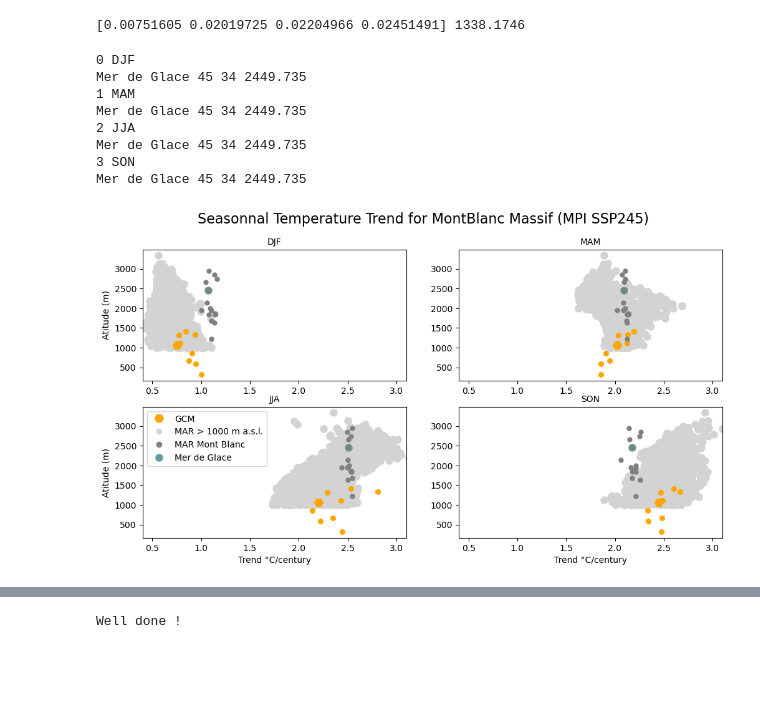
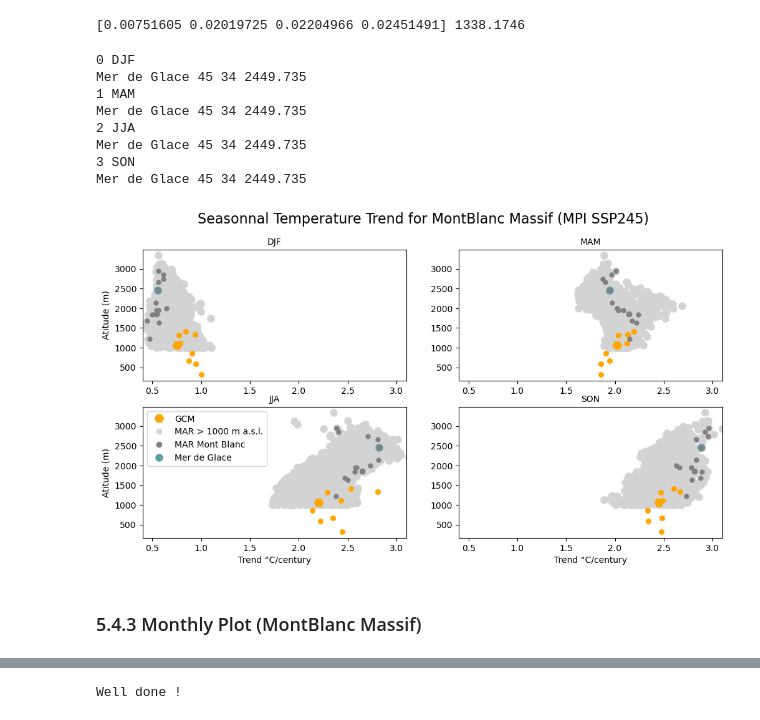
Before and after one commit to vpeyaud/MAR_GCMs, a Jupyter notebook: 3-Temp_MPI_SSP245_Trend_v4.ipynb, the cells around one changed output, grey strips where cells are left out. Saved outputs shown, nothing was run; the diff lists cells and outputs as text; code cells hidden in the pictures; blank space fills up the shorter version.

```diff
--- a/3-Temp_MPI_SSP245_Trend_v4.ipynb
+++ b/3-Temp_MPI_SSP245_Trend_v4.ipynb
@@ -1271,17 +1343,20 @@ for i in range(len(inside_points_ij)):
 MBTtrend_yearM = np.zeros(len(inside_points_ij))
 # Mean Seasonnal
 MBTtrend_seasM = np.zeros((len(labelseasons),len(inside_points_ij)))
+# Mean month
+MBTtrend_monM = np.zeros((12,len(inside_points_ij)))
 # %%
 
 ### Get values:
 for i in range(len(inside_points_ij)):
     xM, yM = int(inside_points_ij[i][0]), int(inside_points_ij[i][1])
     # Fill Ann Temp trend for each point of the massif
-    MBTtrend_yearM[i] = slopeT_yM[yM,xM]
+    MBTtrend_yearM[i] = slopeT_yM[xM,yM]
     # Fill Season Temp trend
     for s in range(len(labelseasons)):
-        MBTtrend_seasM[s,i] = slopeT_sM[s,yM,xM]
-
+        MBTtrend_seasM[s,i] = slopeT_sM[s,xM,yM]
+    for m in range(12):
+        MBTtrend_monM[m,i] = slopeT_mM[m,xM,yM]
 print('MBTtrend_yearM',MBTtrend_yearM.shape,'\n',MBTtrend_yearM) ###### MBT_trendM
 # %% [output]
 MBTtrend_yearM (14,)
@@ -1341,7 +1424,7 @@ vmin_scale=500
 vmax_scale=3000
 # %%
 # Plot TOPO for GCM and MAR
-fig, axs = plt.subplots(nrows=1, ncols=2,figsize=(10, 5),
+fig, axs = plt.subplots(nrows=1, ncols=2,figsize=(9, 5),
     subplot_kw={'projection': proj}, dpi=quality #constrained_layout=True,
 )
 
@@ -1462,7 +1545,7 @@ latZoomMin, latZoomMax = 45.5,46.5
 markersize=160
 
 # Plot TOPO for GCM and MAR
-fig, axs = plt.subplots(nrows=1, ncols=2,figsize=(10, 5),
+fig, axs = plt.subplots(nrows=1, ncols=2,figsize=(8, 5),
     subplot_kw={'projection': proj}, dpi=quality #constrained_layout=True,
 )
 
@@ -1768,35 +1851,37 @@ for i in range(len(axs)):
         # ig for MdG defined above
         nameM, xM, yM = glacioClXYM[ig][0], glacioClXYM[ig][1],glacioClXYM[ig][2]
         print(nameM, xM, yM,topoMAR[xM, yM])
-        ax.plot(100*slopeT_sM[s,yM,xM],topoMAR[xM, yM],'o',ms=8,color='cadetblue',label=nameM) # !!!!!!!!!!!!!
+        ax.plot(100*slopeT_sM[s,xM,yM],topoMAR[xM, yM],'o',ms=8,color='cadetblue',label=nameM) # !!!!!!!!!!!!!
         ii=1
 #        nameM, xM, yM = glacioClXYM[ii][0], glacioClXYM[ii][1],glacioClXYM[ii][2]
 #        print(nameM, xM, yM,topoMAR[xM, yM])
 #        ax.plot(100*slopeT_sM[s,xM,yM],topoMAR[xM, yM],'o',ms=8,color='powderblue',label=nameM)
 
         # Loop on all the point of the massif
         for pt in range(len(inside_points_ij)):
             ax.plot(100*MBTtrend_seasM[s,pt],topoMARMassif[pt],'o',color='grey',ms=5)
 
         ax.set_xlim(.4,3.1)
         s=s+1
 
 axs[1,0].set_xlabel('Trend °C/century')
 axs[1,1].set_xlabel('Trend °C/century')
 axs[0,0].set_ylabel('Atitude (m)')
 axs[1,0].set_ylabel('Atitude (m)')
 axs[1,0].legend(loc='upper left')
 
 
 fig.suptitle(f"Seasonnal {varnameLong} Trend for MontBlanc Massif ({GCMname} {scenario})", fontsize=16)
-plt.savefig(f"{path_IMG}{GCMname}-MAR_{scenario}_{varnameShort}_MontBlancMassif_Trend_season.png")
+plt.savefig(f"{path_IMG}{GCMname}_{scenario}_{varnameShort}_MontBlancMassif_Trend_season.png")
 # %% [output]
 0 DJF
 Mer de Glace 45 34 2449.735
 1 MAM
 Mer de Glace 45 34 2449.735
 2 JJA
 Mer de Glace 45 34 2449.735
 3 SON
 Mer de Glace 45 34 2449.735
-[figure, old version]
+[figure, new version]
+# %% [markdown]
+### 5.4.3 Monthly Plot (MontBlanc Massif)
```
Also changed, not shown: parts of 43 cells of this notebook, 2 other files.
